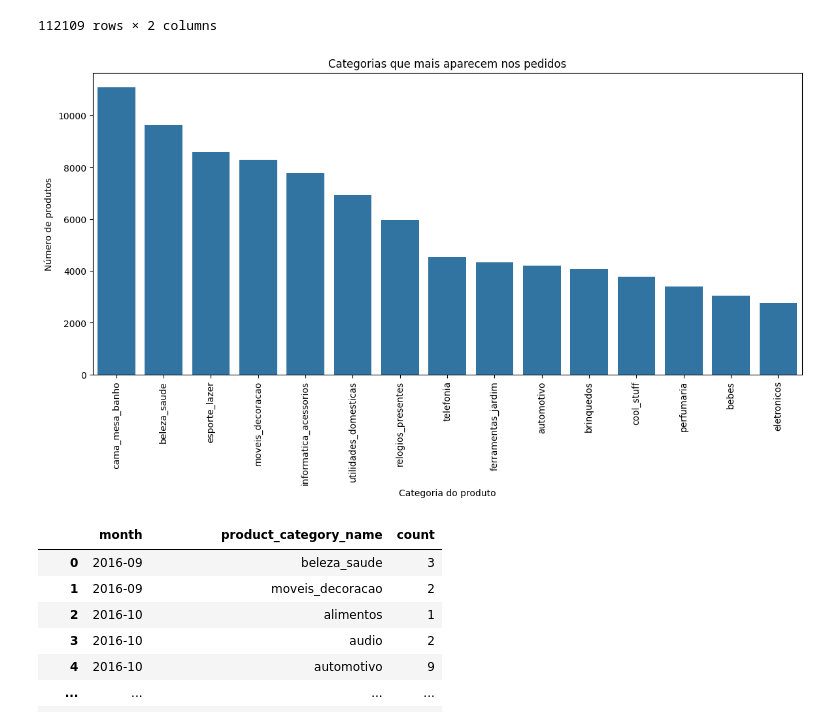
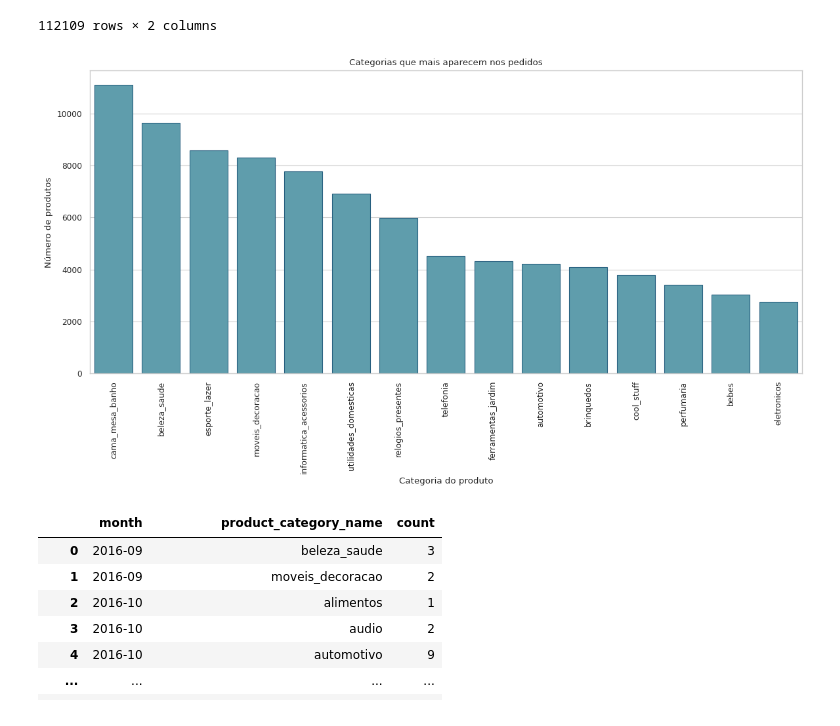
Before and after one commit to 4m0r1m/estatistica-um-projeto, a Jupyter notebook: notebook_storytelling.ipynb, the cells around one changed output. Saved outputs shown, nothing was run; the diff lists cells and outputs as text; code cells hidden in the pictures.

```diff
--- a/notebook_storytelling.ipynb
+++ b/notebook_storytelling.ipynb
@@ -10,0 +9,10 @@ warnings.filterwarnings("ignore")
+# %%
+warnings.filterwarnings("ignore")
+
+# Seaborn styles
+sns.set_style("whitegrid")
+sns.set_context("paper")
+palette = sns.color_palette("YlGnBu_d")
+
+# Visualizing the palette
+sns.palplot(palette)
@@ -521,17 +584,22 @@ orders_products[['order_purchase_timestamp', 'month']].sort_values(by='month')
 # %%
 plt.figure(figsize=(14, 6))
 
-ax = sns.barplot(orders_products['product_category_name'].value_counts().nlargest(15).reset_index(),
-            x='product_category_name', y='count')
+ax = sns.barplot(
+    orders_products["product_category_name"].value_counts().nlargest(15).reset_index(),
+    x="product_category_name",
+    y="count",
+    color=palette[1],
+    edgecolor=palette[4],
+)
 
-ax.set_ylabel('Número de produtos')
-ax.set_xlabel('Categoria do produto')
-ax.set_title('Categorias que mais aparecem nos pedidos')
+ax.set_ylabel("Número de produtos")
+ax.set_xlabel("Categoria do produto")
+ax.set_title("Categorias que mais aparecem nos pedidos")
 
 plt.xticks(rotation=90)
 plt.show()
 # %% [output]
-[figure, old version]
+[figure, new version]
 # %%
 monthly_products = orders_products.groupby(['month', 'product_category_name']).size().reset_index(name='count')
 monthly_products
```
Also changed, not shown: parts of 17 cells of this notebook.
